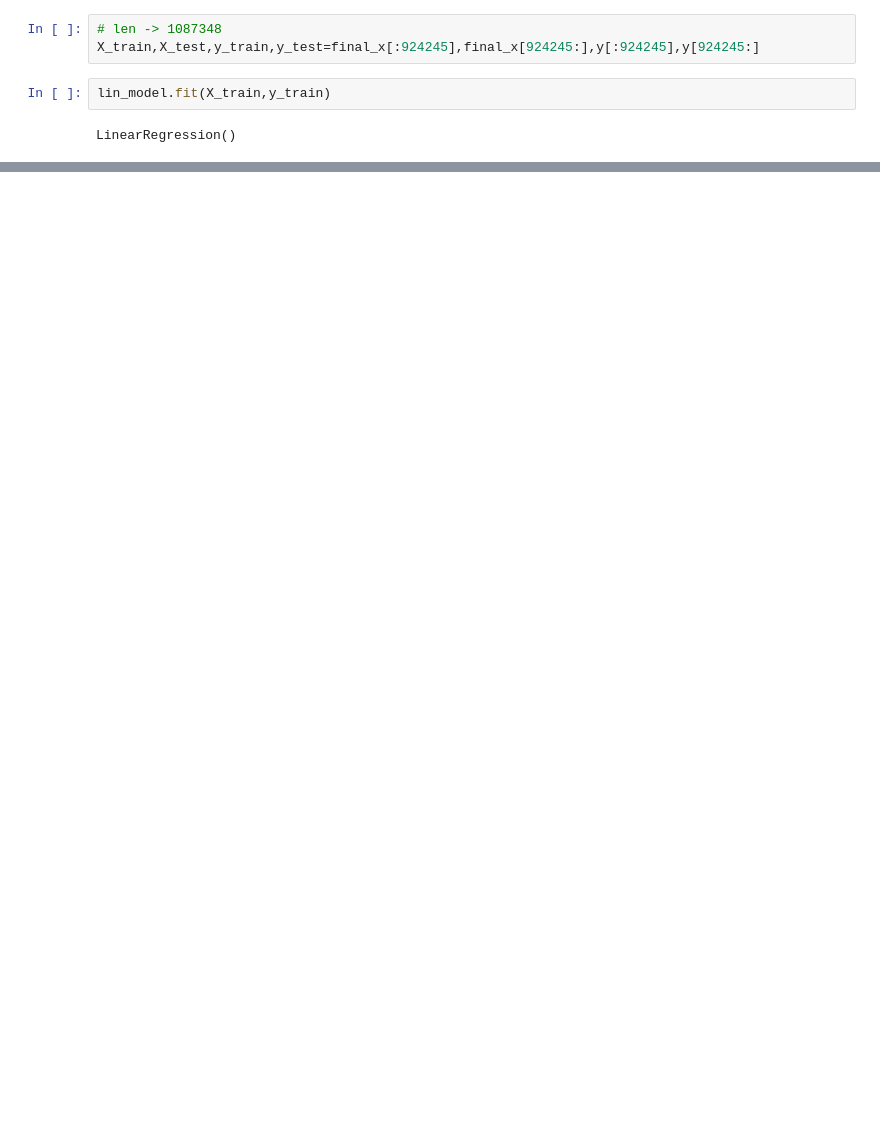
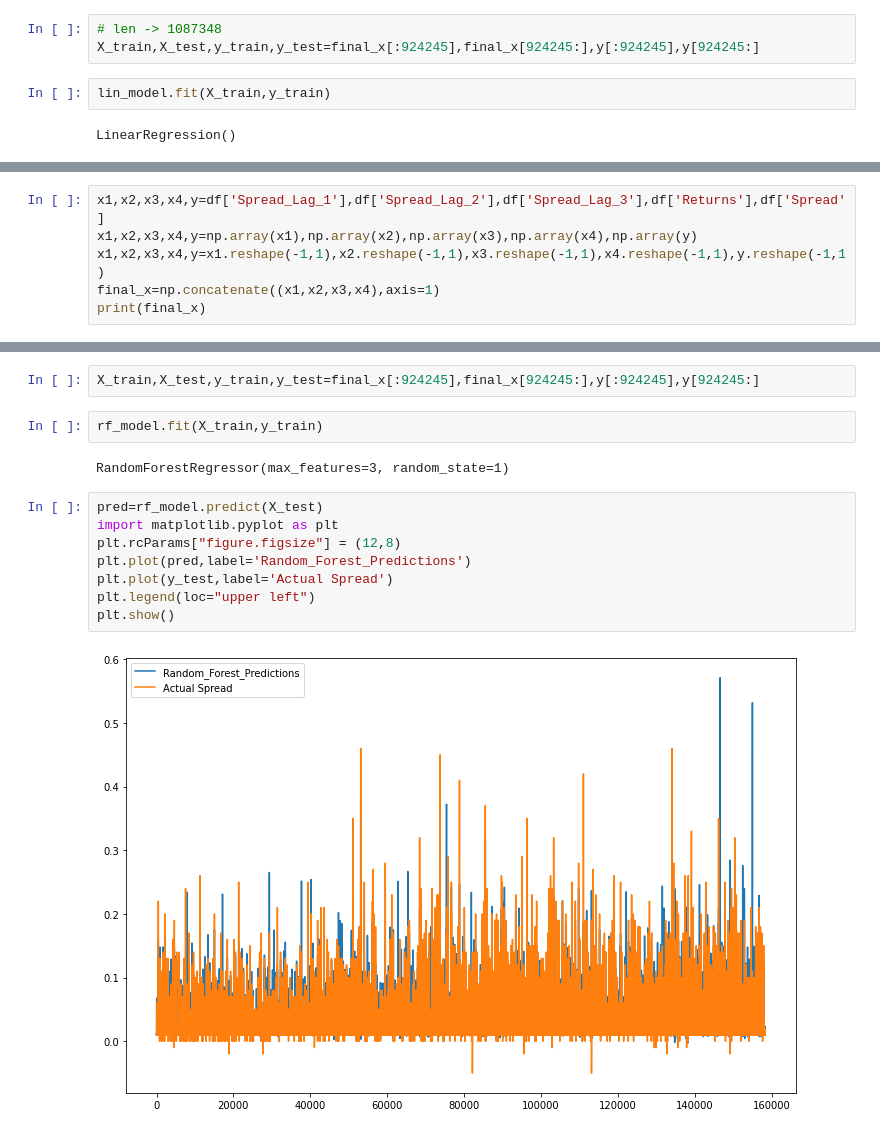
Before and after one commit to angelmvhill/Modeling-Stock-Spreads-Class-Project, a Jupyter notebook: linear_regression.ipynb, the cells around one changed output, grey strips where cells are left out. Saved outputs shown, nothing was run; the diff lists cells and outputs as text; blank space fills up the shorter version.

```diff
--- a/linear_regression.ipynb
+++ b/linear_regression.ipynb
@@ -394,0 +345,6 @@ steps
+# %%
+x1,x2,x3,x4,y=df['Spread_Lag_1'],df['Spread_Lag_2'],df['Spread_Lag_3'],df['Returns'],df['Spread']
+x1,x2,x3,x4,y=np.array(x1),np.array(x2),np.array(x3),np.array(x4),np.array(y)
+x1,x2,x3,x4,y=x1.reshape(-1,1),x2.reshape(-1,1),x3.reshape(-1,1),x4.reshape(-1,1),y.reshape(-1,1)
+final_x=np.concatenate((x1,x2,x3,x4),axis=1)
+print(final_x)
@@ -394,0 +365,16 @@ steps
+# %%
+X_train,X_test,y_train,y_test=final_x[:924245],final_x[924245:],y[:924245],y[924245:]
+# %%
+rf_model.fit(X_train,y_train)
+# %% [output]
+RandomForestRegressor(max_features=3, random_state=1)
+# %%
+pred=rf_model.predict(X_test)
+import matplotlib.pyplot as plt
+plt.rcParams["figure.figsize"] = (12,8)
+plt.plot(pred,label='Random_Forest_Predictions')
+plt.plot(y_test,label='Actual Spread')
+plt.legend(loc="upper left")
+plt.show()
+# %% [output]
+[figure, added]
```
Also changed, not shown: parts of 76 cells of this notebook.
